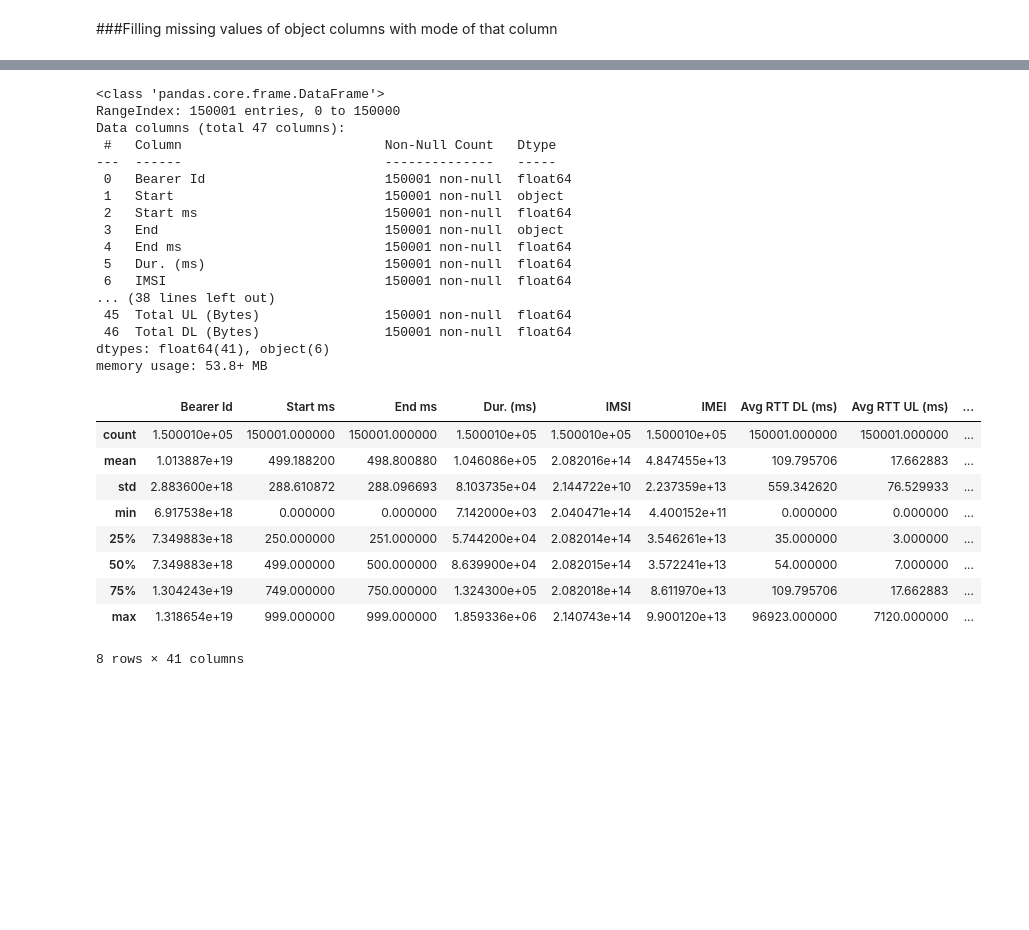
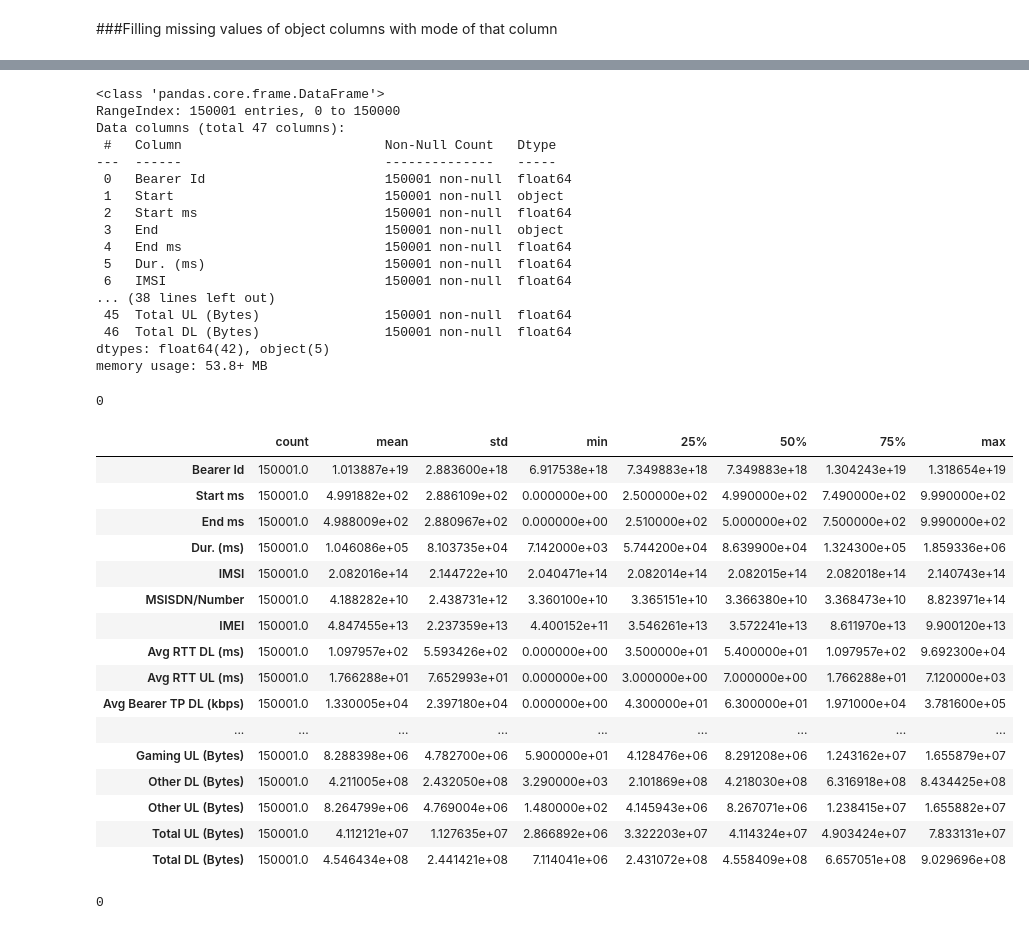
Before and after one commit to Meenakshigupta6527/Telco_Industry, a Jupyter notebook: Telco_Industry.ipynb, the cells around one changed output, grey strips where cells are left out. Drawn from its saved outputs; the diff is of its cells as text; code cells hidden in the pictures; blank space fills up the shorter version.

```diff
--- a/Telco_Industry.ipynb
+++ b/Telco_Industry.ipynb
@@ -79,0 +74,17 @@ dtype: int64
+# %%
+
+#df.isnull().sum()
+
+#First we create a list of missing values by each feature
+temp = list(df.isna().sum())
+
+#then we create a list of columns and their missing values as inner list to a separate list
+lst= []
+i=0
+for col in df.columns:
+    insert_lst = [col,temp[i]]
+    lst.append(insert_lst)
+    i+=1
+
+#finally create a dataframe
+temp_df = pd.DataFrame(data=lst,columns=['Column_Name','Missing_Values'])
@@ -120,7 +170,14 @@ df[numerical_columns] = df[numerical_columns].fillna(df[numerical_columns].mean(
 # %% [markdown]
 ###Filling missing values of object columns with mode of that column
 # %%
-df[categorical_columns] = df[categorical_columns].fillna(df[categorical_columns].mode())
+#df[categorical_columns] = df[categorical_columns].fillna(df[categorical_columns].mode())
+#df[categorical_columns]
+# %%
+
+# Filling missing values with mode for each categorical column
+for col in categorical_columns:
+    mode = df[col].mode()[0]  # Check the mode of the column
+    df[col].fillna(mode, inplace=True)  # will fill missing values with the mode
 # %%
 df.isnull().sum()
 # %% [output]
@@ -142,13 +199,6 @@ df.isnull().sum()
 | Total UL (Bytes) | 0 |
 | Total DL (Bytes) | 0 |
 dtype: int64
-# %%
-df['Start'] =df['Start'].fillna(df['Start'].mode()[0])
-df['End'] = df['End'].fillna(df['End'].mode()[0])
-df['Last Location Name'] = df['Last Location Name'].fillna(df['Last Location Name'].mode()[0])
-df['Handset Manufacturer'] = df['Handset Manufacturer'].fillna(df['Handset Manufacturer'].mode()[0])
-df['Handset Type'] = df['Handset Type'].fillna(df['Handset Type'].mode()[0])
-df['MSISDN/Number'] = df['Handset Type'].fillna(df['Handset Type'].mode()[0])
 # %%
 df.info()
 # %% [output]
@@ -167,18 +217,29 @@ Data columns (total 47 columns):
 ... (38 lines left out)
  45  Total UL (Bytes)                150001 non-null  float64
  46  Total DL (Bytes)                150001 non-null  float64
-dtypes: float64(41), object(6)
+dtypes: float64(42), object(5)
 memory usage: 53.8+ MB
+# %%
+df.duplicated().sum()
+# %% [output]
+0
 # %%
-df.describe()
+df.describe().T
 # %% [output]
-|  | Bearer Id | Start ms | End ms | Dur. (ms) | IMSI | IMEI | Avg RTT DL (ms) | Avg RTT UL (ms) | ... |
-| count | 1.500010e+05 | 150001.000000 | 150001.000000 | 1.500010e+05 | 1.500010e+05 | 1.500010e+05 | 150001.000000 | 150001.000000 | ... |
-| mean | 1.013887e+19 | 499.188200 | 498.800880 | 1.046086e+05 | 2.082016e+14 | 4.847455e+13 | 109.795706 | 17.662883 | ... |
-| std | 2.883600e+18 | 288.610872 | 288.096693 | 8.103735e+04 | 2.144722e+10 | 2.237359e+13 | 559.342620 | 76.529933 | ... |
-| min | 6.917538e+18 | 0.000000 | 0.000000 | 7.142000e+03 | 2.040471e+14 | 4.400152e+11 | 0.000000 | 0.000000 | ... |
-| 25% | 7.349883e+18 | 250.000000 | 251.000000 | 5.744200e+04 | 2.082014e+14 | 3.546261e+13 | 35.000000 | 3.000000 | ... |
-| 50% | 7.349883e+18 | 499.000000 | 500.000000 | 8.639900e+04 | 2.082015e+14 | 3.572241e+13 | 54.000000 | 7.000000 | ... |
-| 75% | 1.304243e+19 | 749.000000 | 750.000000 | 1.324300e+05 | 2.082018e+14 | 8.611970e+13 | 109.795706 | 17.662883 | ... |
-| max | 1.318654e+19 | 999.000000 | 999.000000 | 1.859336e+06 | 2.140743e+14 | 9.900120e+13 | 96923.000000 | 7120.000000 | ... |
+|  | count | mean | std | min | 25% | 50% | 75% | max |
+| Bearer Id | 150001.0 | 1.013887e+19 | 2.883600e+18 | 6.917538e+18 | 7.349883e+18 | 7.349883e+18 | 1.304243e+19 | 1.318654e+19 |
+| Start ms | 150001.0 | 4.991882e+02 | 2.886109e+02 | 0.000000e+00 | 2.500000e+02 | 4.990000e+02 | 7.490000e+02 | 9.990000e+02 |
+| End ms | 150001.0 | 4.988009e+02 | 2.880967e+02 | 0.000000e+00 | 2.510000e+02 | 5.000000e+02 | 7.500000e+02 | 9.990000e+02 |
+| Dur. (ms) | 150001.0 | 1.046086e+05 | 8.103735e+04 | 7.142000e+03 | 5.744200e+04 | 8.639900e+04 | 1.324300e+05 | 1.859336e+06 |
+| IMSI | 150001.0 | 2.082016e+14 | 2.144722e+10 | 2.040471e+14 | 2.082014e+14 | 2.082015e+14 | 2.082018e+14 | 2.140743e+14 |
+| MSISDN/Number | 150001.0 | 4.188282e+10 | 2.438731e+12 | 3.360100e+10 | 3.365151e+10 | 3.366380e+10 | 3.368473e+10 | 8.823971e+14 |
+| IMEI | 150001.0 | 4.847455e+13 | 2.237359e+13 | 4.400152e+11 | 3.546261e+13 | 3.572241e+13 | 8.611970e+13 | 9.900120e+13 |
+| Avg RTT DL (ms) | 150001.0 | 1.097957e+02 | 5.593426e+02 | 0.000000e+00 | 3.500000e+01 | 5.400000e+01 | 1.097957e+02 | 9.692300e+04 |
+| Avg RTT UL (ms) | 150001.0 | 1.766288e+01 | 7.652993e+01 | 0.000000e+00 | 3.000000e+00 | 7.000000e+00 | 1.766288e+01 | 7.120000e+03 |
+| Avg Bearer TP DL (kbps) | 150001.0 | 1.330005e+04 | 2.397180e+04 | 0.000000e+00 | 4.300000e+01 | 6.300000e+01 | 1.971000e+04 | 3.781600e+05 |
+| ... | ... | ... | ... | ... | ... | ... | ... | ... |
+| Gaming UL (Bytes) | 150001.0 | 8.288398e+06 | 4.782700e+06 | 5.900000e+01 | 4.128476e+06 | 8.291208e+06 | 1.243162e+07 | 1.655879e+07 |
+| Other DL (Bytes) | 150001.0 | 4.211005e+08 | 2.432050e+08 | 3.290000e+03 | 2.101869e+08 | 4.218030e+08 | 6.316918e+08 | 8.434425e+08 |
+| Other UL (Bytes) | 150001.0 | 8.264799e+06 | 4.769004e+06 | 1.480000e+02 | 4.145943e+06 | 8.267071e+06 | 1.238415e+07 | 1.655882e+07 |
+| Total UL (Bytes) | 150001.0 | 4.112121e+07 | 1.127635e+07 | 2.866892e+06 | 3.322203e+07 | 4.114324e+07 | 4.903424e+07 | 7.833131e+07 |
+| Total DL (Bytes) | 150001.0 | 4.546434e+08 | 2.441421e+08 | 7.114041e+06 | 2.431072e+08 | 4.558409e+08 | 6.657051e+08 | 9.029696e+08 |
-8 rows × 41 columns
@@ -184,0 +276,6 @@ df.describe()
+# %%
+df['Last Location Name'] = pd.to_numeric(df['Last Location Name'], errors='coerce')
+df['Last Location Name'].fillna(0, inplace=True)
+df['Last Location Name'].isnull().sum()
+# %% [output]
+0
```
Also changed, not shown: parts of 20 cells of this notebook.
